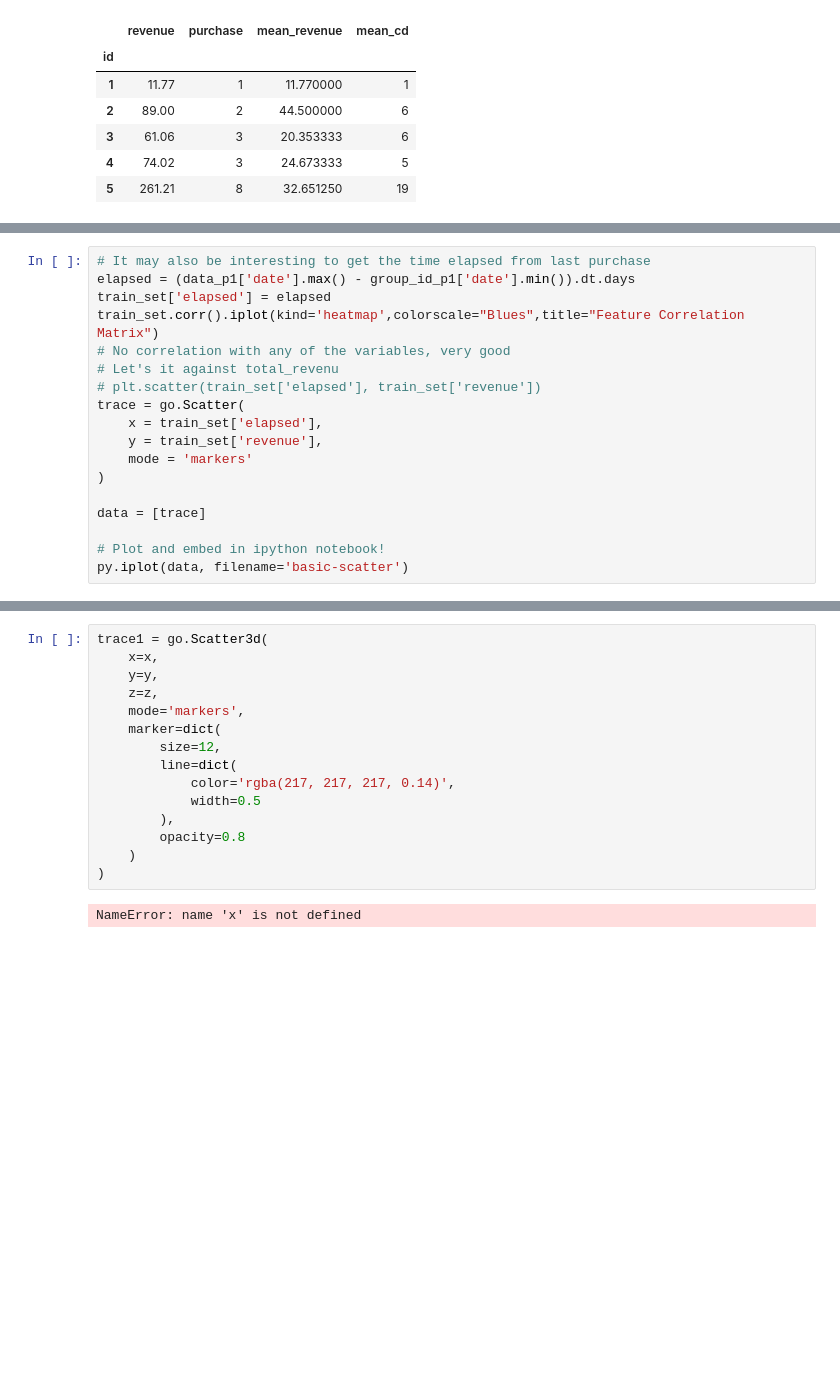
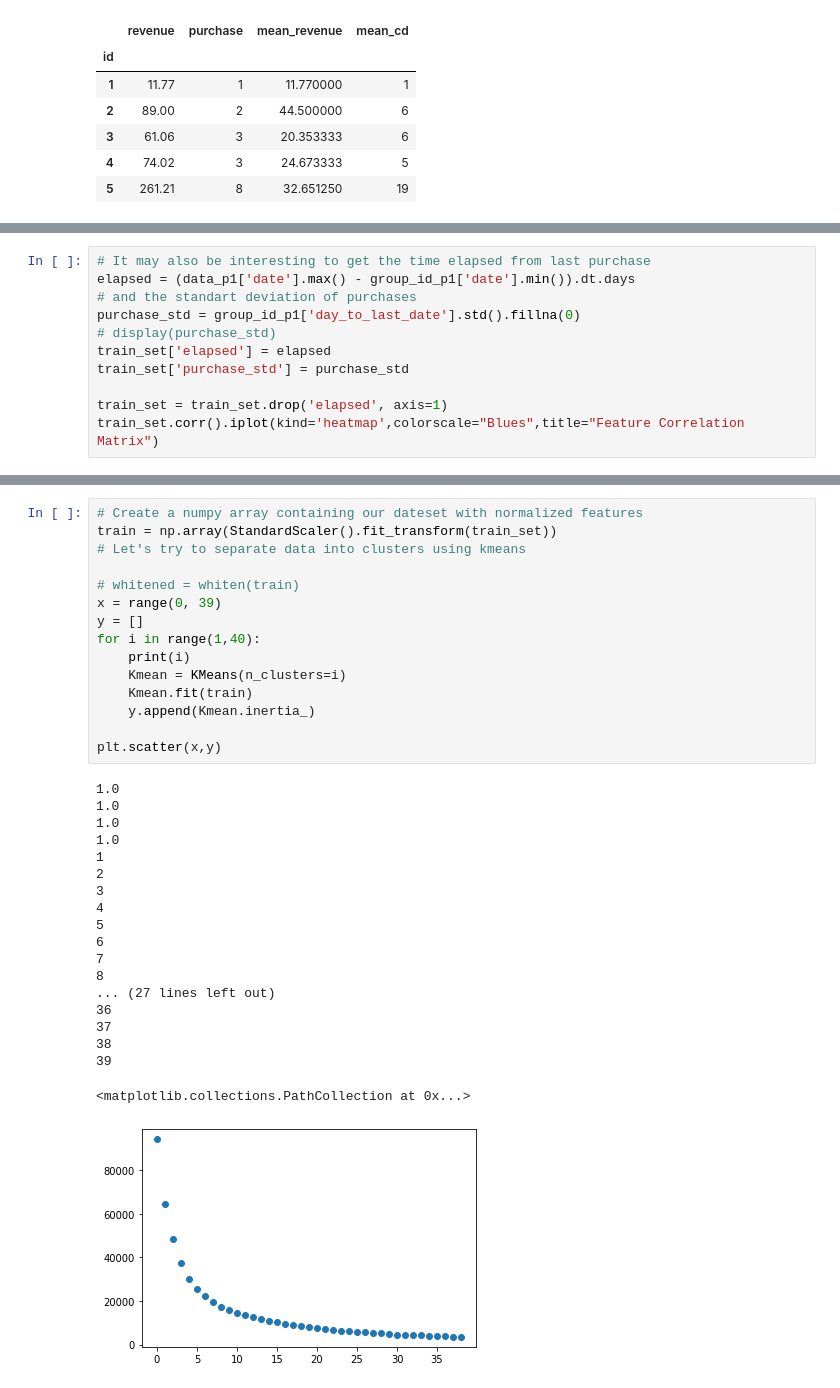
Before and after one commit to artiom-gesp/42_projects, a Jupyter notebook: Python_Projects/CDNOW/Untitled.ipynb, the cells around one changed output, grey strips where cells are left out. Cells and saved outputs as stored; diff of their text form; blank space fills up the shorter version.

```diff
--- a/Python_Projects/CDNOW/Untitled.ipynb
+++ b/Python_Projects/CDNOW/Untitled.ipynb
@@ -361,19 +392,12 @@ Run help on this function for more information.
 # %%
 # It may also be interesting to get the time elapsed from last purchase
 elapsed = (data_p1['date'].max() - group_id_p1['date'].min()).dt.days
+# and the standart deviation of purchases
+purchase_std = group_id_p1['day_to_last_date'].std().fillna(0)
+# display(purchase_std)
 train_set['elapsed'] = elapsed
+train_set['purchase_std'] = purchase_std
+
+train_set = train_set.drop('elapsed', axis=1)
 train_set.corr().iplot(kind='heatmap',colorscale="Blues",title="Feature Correlation Matrix")
-# No correlation with any of the variables, very good
-# Let's it against total_revenu
-# plt.scatter(train_set['elapsed'], train_set['revenue'])
-trace = go.Scatter(
-    x = train_set['elapsed'],
-    y = train_set['revenue'],
-    mode = 'markers'
-)
-
-data = [trace]
-
-# Plot and embed in ipython notebook!
-py.iplot(data, filename='basic-scatter')
 # %% [output]
@@ -387,17 +405,35 @@ Run help on this function for more information.
-# %%
-trace1 = go.Scatter3d(
-    x=x,
-    y=y,
-    z=z,
-    mode='markers',
-    marker=dict(
-        size=12,
-        line=dict(
-            color='rgba(217, 217, 217, 0.14)',
-            width=0.5
-        ),
-        opacity=0.8
-    )
-)
-# %% [output]
-NameError: name 'x' is not defined
+# %%
+# Create a numpy array containing our dateset with normalized features
+train = np.array(StandardScaler().fit_transform(train_set))
+# Let's try to separate data into clusters using kmeans
+
+# whitened = whiten(train)
+x = range(0, 39)
+y = []
+for i in range(1,40):
+    print(i)
+    Kmean = KMeans(n_clusters=i)
+    Kmean.fit(train)
+    y.append(Kmean.inertia_)
+
+plt.scatter(x,y)
+# %% [output]
+1.0
+1.0
+1.0
+1.0
+1
+2
+3
+4
+5
+6
+7
+8
+... (27 lines left out)
+36
+37
+38
+39
+<matplotlib.collections.PathCollection at 0x...>
+[figure, added]
```
Also changed, not shown: parts of 14 cells of this notebook.
